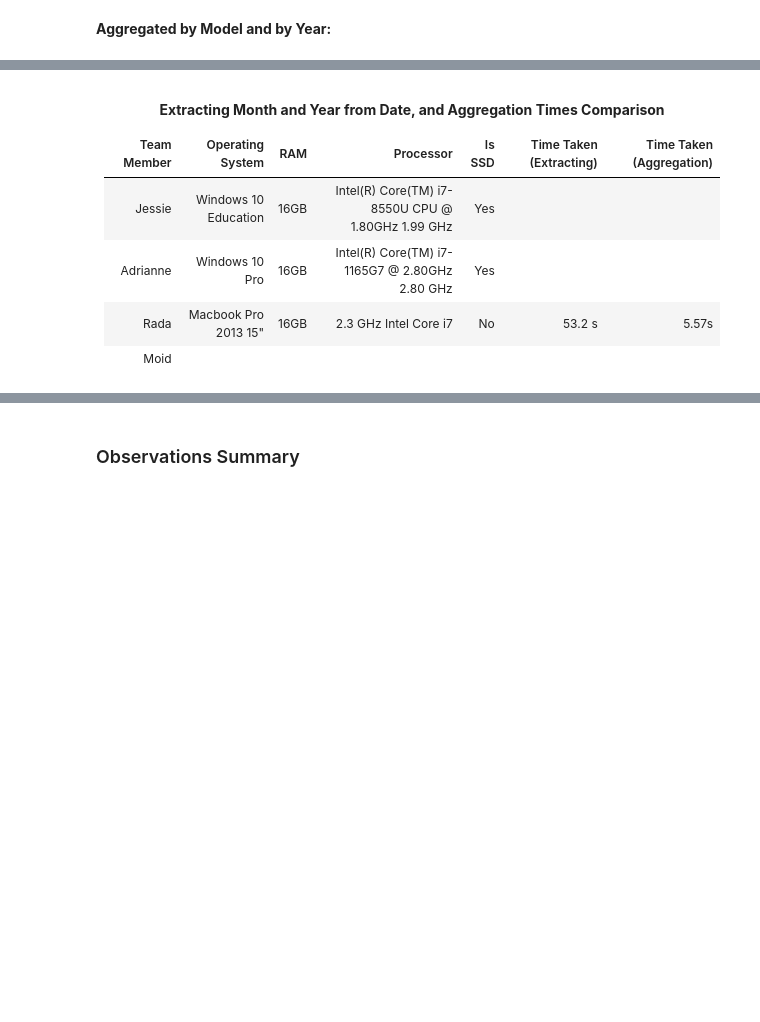
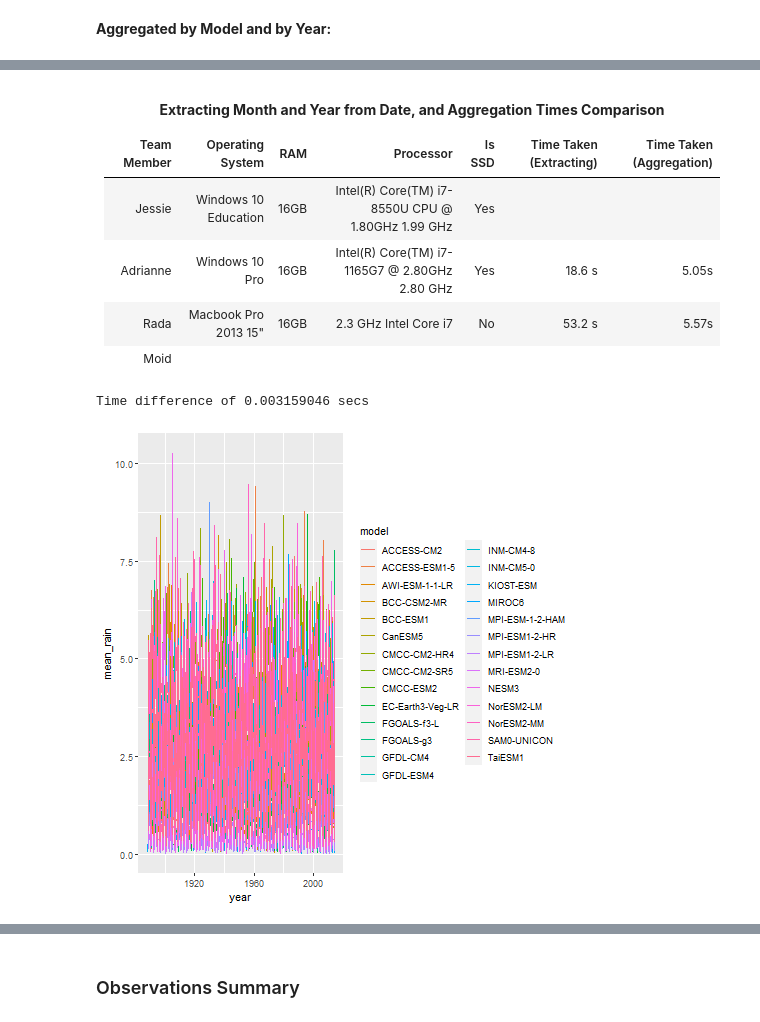
Before and after one commit to UBC-MDS/DSCI525-Group7, a Jupyter notebook: notebooks/Milestone1.ipynb, the cells around one changed output, grey strips where cells are left out. Drawn from its saved outputs; the diff is of its cells as text; code cells hidden in the pictures; blank space fills up the shorter version.

Commit message:
Edit R plot codes, Add Adrianne's agg and plot times, Update observations summary

```diff
--- a/notebooks/Milestone1.ipynb
+++ b/notebooks/Milestone1.ipynb
@@ -706,15 +824,18 @@ summ_rain_2
 | Team Member | Operating System | RAM | Processor | Is SSD | Time Taken (Extracting) | Time Taken (Aggregation) |
 |-------------|------------------|-----|-----------|--------|-------------------------|--------------------------|
 | Jessie      | Windows 10 Education |  16GB      |   Intel(R) Core(TM) i7-8550U CPU @ 1.80GHz   1.99 GHz        |   Yes    |    |
-| Adrianne    | Windows 10 Pro       |  16GB     | Intel(R) Core(TM) i7-1165G7 @ 2.80GHz 2.80 GHz                |   Yes     |   |
+| Adrianne    | Windows 10 Pro       |  16GB     | Intel(R) Core(TM) i7-1165G7 @ 2.80GHz 2.80 GHz                |   Yes     |  18.6 s  |   5.05s
 | Rada        | Macbook Pro 2013 15" |  16GB     | 2.3 GHz Intel Core i7                                         |   No      |  53.2 s  |   5.57s
 | Moid        |                      |           |                                                                |           |           |
 # %%
 %%time
 %%R
-library(ggplot)
+library(ggplot2)
 start_time <- Sys.time()
-plot <- summ_rain_2 %>% ggplot(aes(x = year, y = rain, color = model)) + geom_line()
+plot <- summ_rain_2 %>% ggplot(aes(x = year, y = mean_rain, color = model)) + geom_line()
 end_time <- Sys.time()
 print(end_time - start_time)
 plot
+# %% [output]
+Time difference of 0.003159046 secs
+[figure, added]
```
Also changed, not shown: parts of 28 cells of this notebook.
